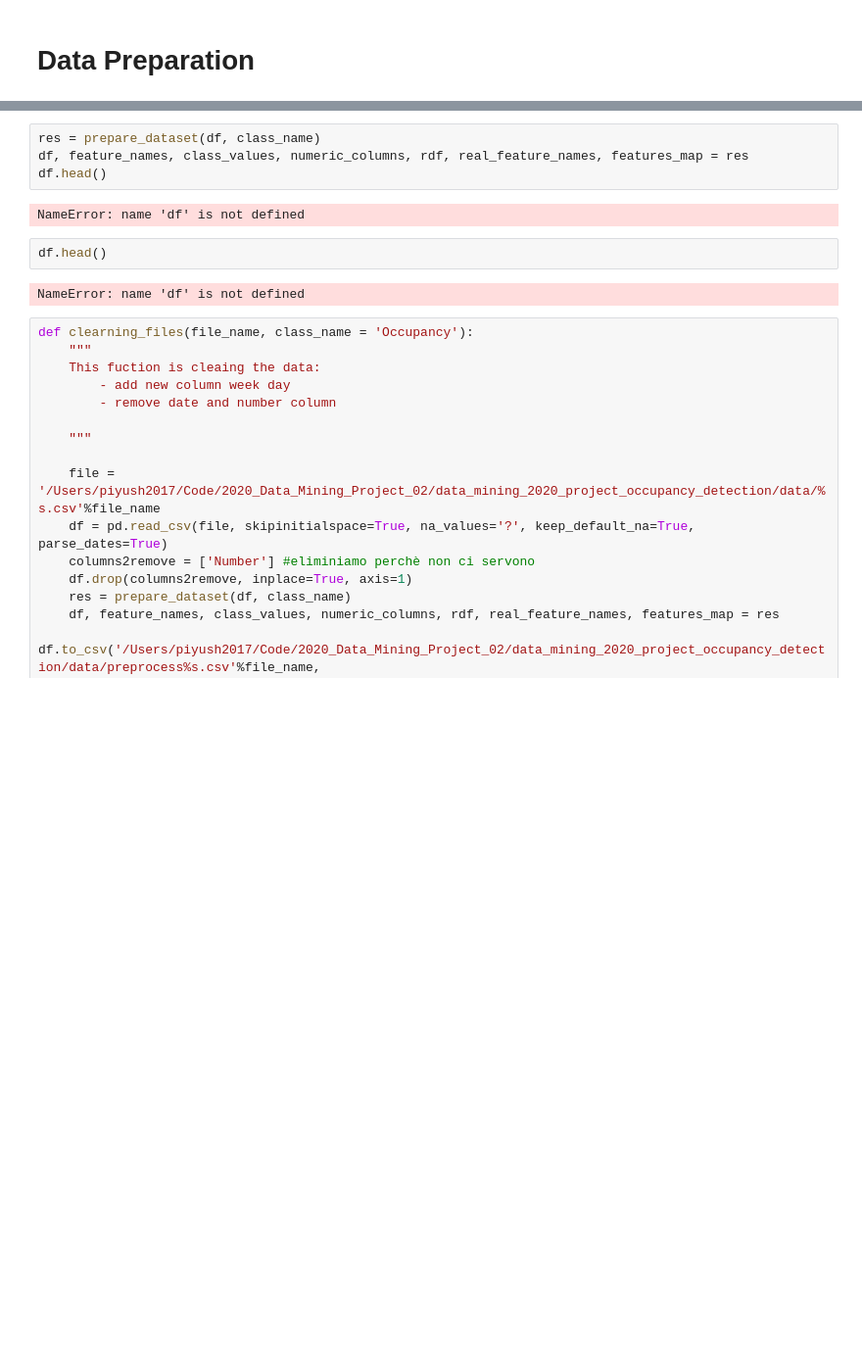
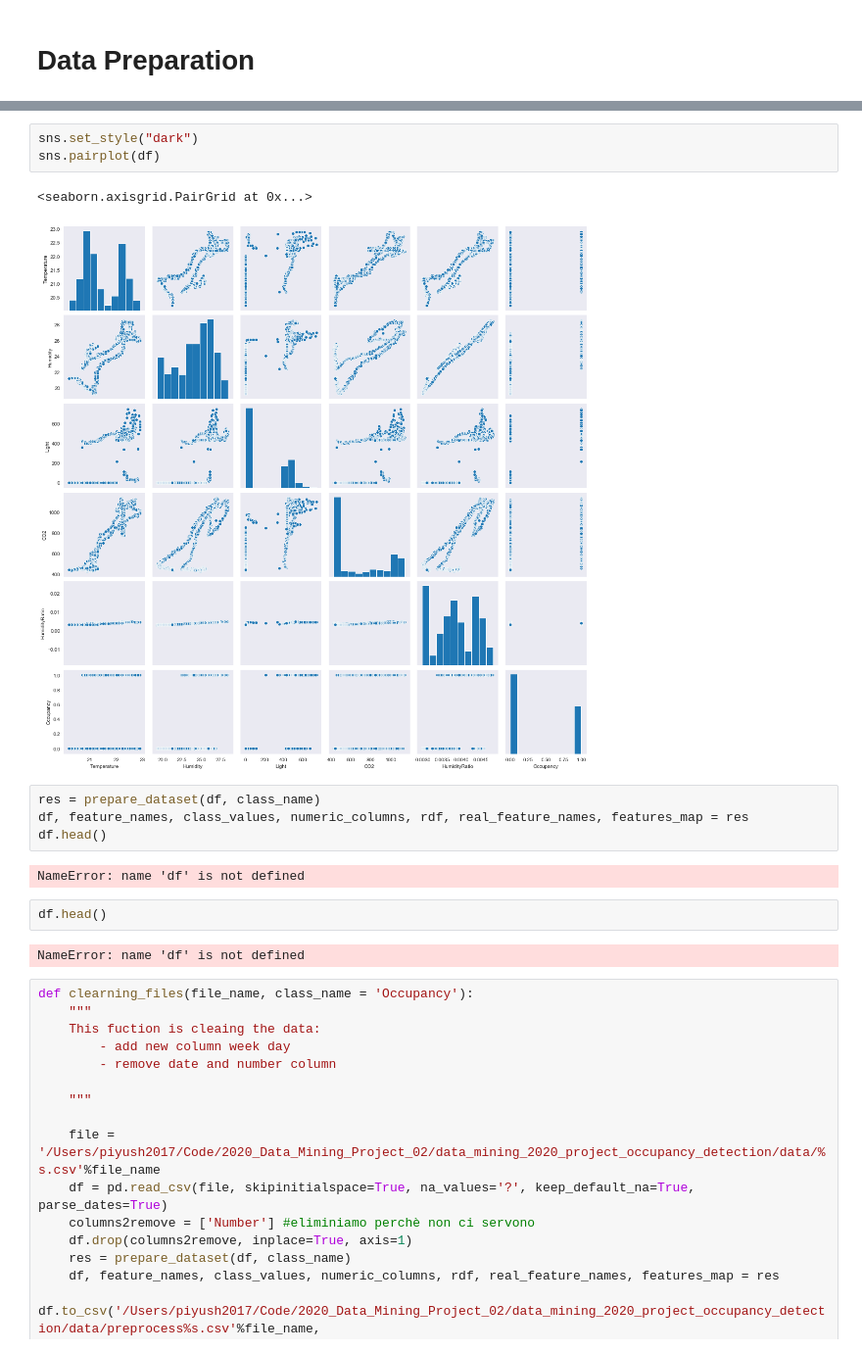
Before and after one commit to piyushtada/data_mining_2020_project_occupancy_detection, a Jupyter notebook: jupyter_notebooks/00_data_understading_preprocessing.ipynb, the cells around one changed output, grey strips where cells are left out. Shown at 98% size. Drawn from its saved outputs; the diff is of its cells as text; blank space fills up the shorter version.

```diff
--- a/jupyter_notebooks/00_data_understading_preprocessing.ipynb
+++ b/jupyter_notebooks/00_data_understading_preprocessing.ipynb
@@ -29,3 +29,9 @@ Index(['date', 'Temperature', 'Humidity', 'Light', 'CO2', 'HumidityRatio',
+# %%
+sns.set_style("dark")
+sns.pairplot(df)
+# %% [output]
+<seaborn.axisgrid.PairGrid at 0x...>
+[figure, added]
 # %%
 res = prepare_dataset(df, class_name)
 df, feature_names, class_values, numeric_columns, rdf, real_feature_names, features_map = res
```
Also changed, not shown: parts of 4 cells of this notebook, 3 other files.
